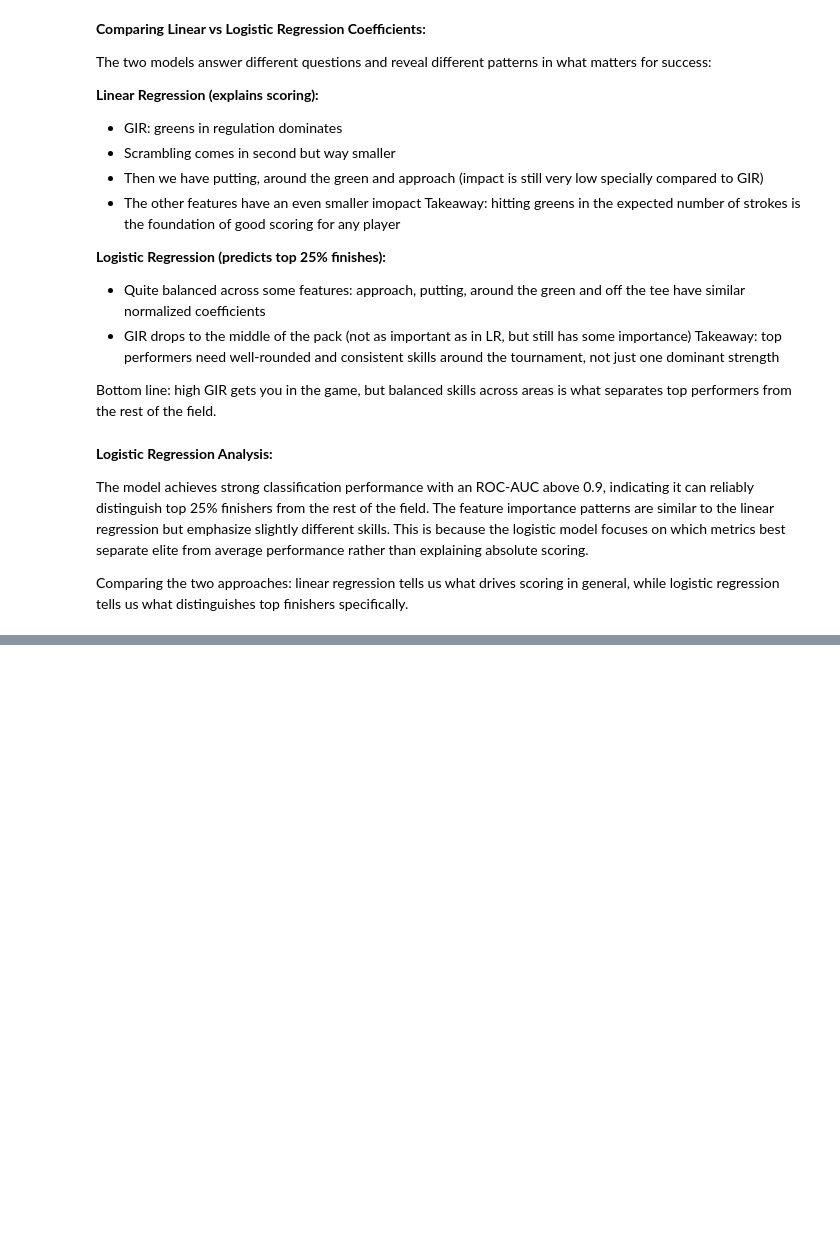
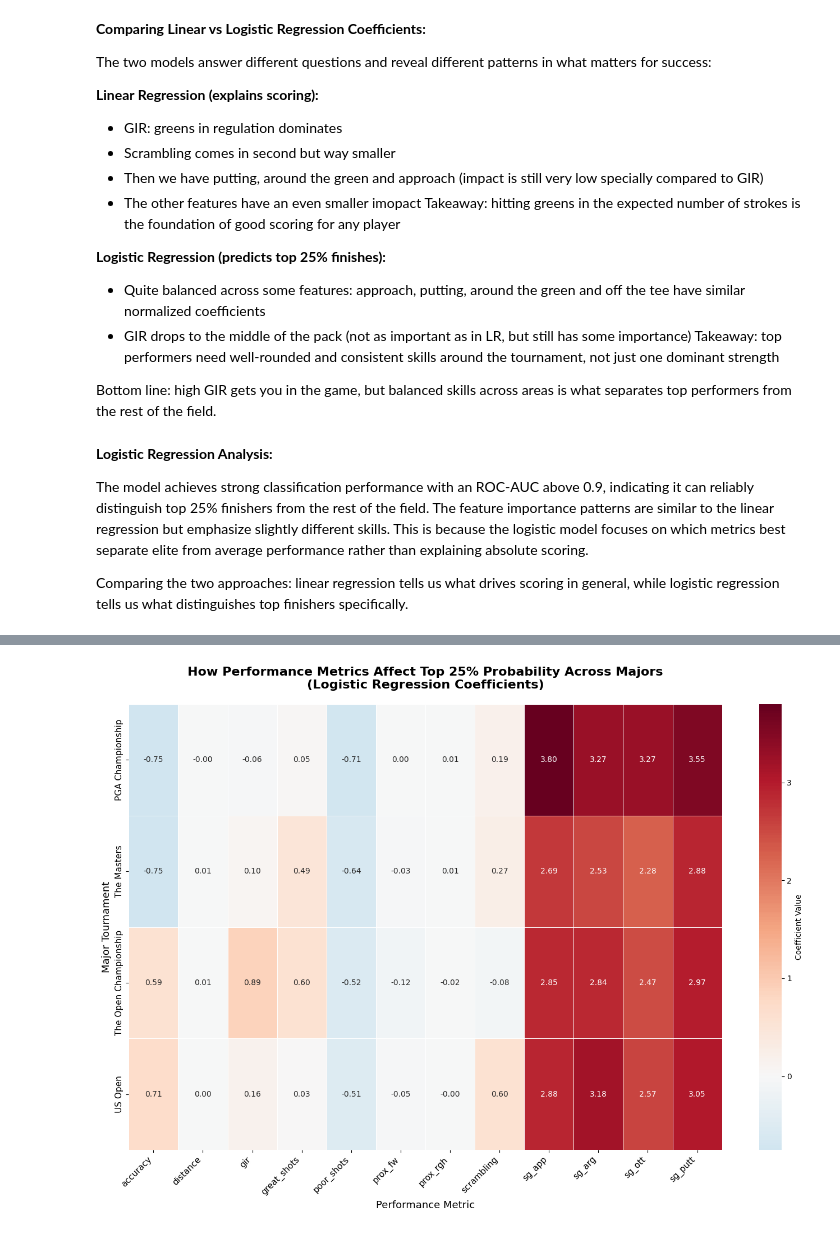
Before and after one commit to pinaluciana/Golf_project, a Jupyter notebook: notebooks/2_Regression_models.ipynb, the cells around one changed output, grey strips where cells are left out. Saved outputs shown, nothing was run; the diff lists cells and outputs as text; code cells hidden in the pictures; blank space fills up the shorter version.

Commit message:
Added: Model 3 Extension: Logistic Regression with Major Interactions

```diff
--- a/notebooks/2_Regression_models.ipynb
+++ b/notebooks/2_Regression_models.ipynb
@@ -616,0 +681,24 @@ Comparing the two approaches: linear regression tells us what drives scoring in
+# %%
+# Train the logistic regression model with our interaction terms
+# I inputed max_iter=10000 to ensure convergence (wouldn't work with less)
+log_model_interactions = LogisticRegression(max_iter=10000, random_state=42) # changed max_iter to 10000 to ensure convergence (wouldn't work with less)
+log_model_interactions.fit(X_interactions, y)
+
+# Generate the predictions from our trained model
+# y_pred gives us the binary prediction (top 25% or not)
+
+y_pred = log_model_interactions.predict(X_interactions)
+# y_pred_proba gives us the probability of being in the top 25% (between 0 and 1)
+y_pred_proba = log_model_interactions.predict_proba(X_interactions)[:, 1]
+
+# Evaluate: Calculate how well the model performs
+# Accuracy: what % of predictions were correct
+accuracy = (y_pred == y).mean()
+# ROC-AUC: how well the model distinguishes top 15% from the rest
+roc_auc = roc_auc_score(y, y_pred_proba)
+
+# Display the results
+print("LOGISTIC REGRESSION WITH MAJOR INTERACTIONS")
+print(f"\nAccuracy: {accuracy:.3f}")
+print(f"ROC-AUC Score: {roc_auc:.3f}")
+print(f"Intercept: {log_model_interactions.intercept_[0]:.3f}")
@@ -616,0 +772,22 @@ Comparing the two approaches: linear regression tells us what drives scoring in
+# %%
+# Create a heatmap to visualize how metric importance varies accross majors
+# This makes patterns much easier to spot than looking at raw numbers
+plt.figure(figsize=(14, 10))
+
+# Create a heatmap with the following characteristics:
+# Rows: Majors
+# Columns: Performance Metrics
+# Color intensity: Coefficient magnitude (darket: stronger impact)
+# Red: positive impact, blue: negative impact
+sns.heatmap(comparison_table.T, annot=True, fmt='.2f', cmap='RdBu_r', center=0,
+            cbar_kws={'label': 'Coefficient Value'}, linewidths=0.5)
+plt.title('How Performance Metrics Affect Top 25% Probability Across Majors\n(Logistic Regression Coefficients)',
+          fontsize=16, fontweight='bold', pad=20)
+plt.xlabel('Performance Metric', fontsize=13)
+plt.ylabel('Major Tournament', fontsize=13)
+plt.xticks(rotation=45, ha='right', fontsize=11)
+plt.yticks(fontsize=11)
+plt.tight_layout() # Adjust spacing so nothing gets cut off
+plt.show()
+# %% [output]
+[figure, added]
```
Also changed, not shown: parts of 10 cells of this notebook.
